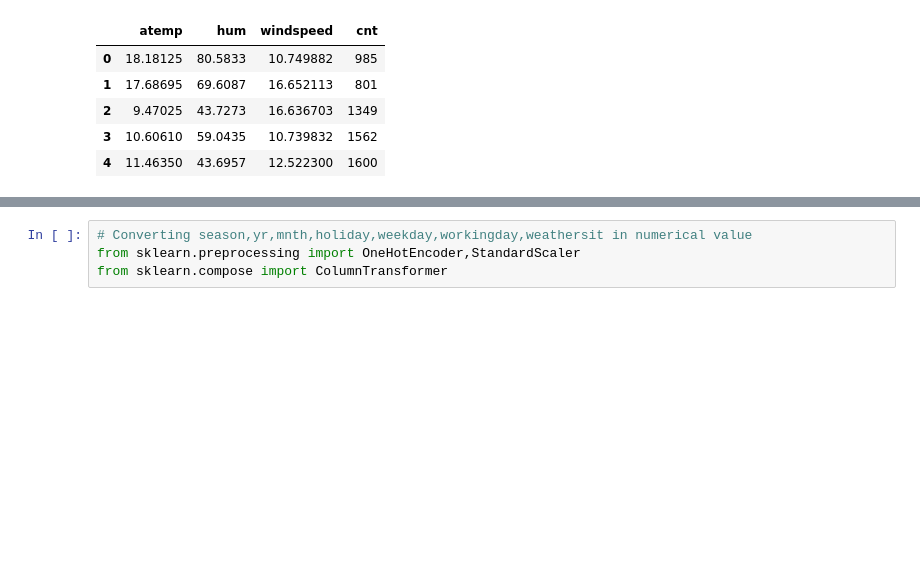
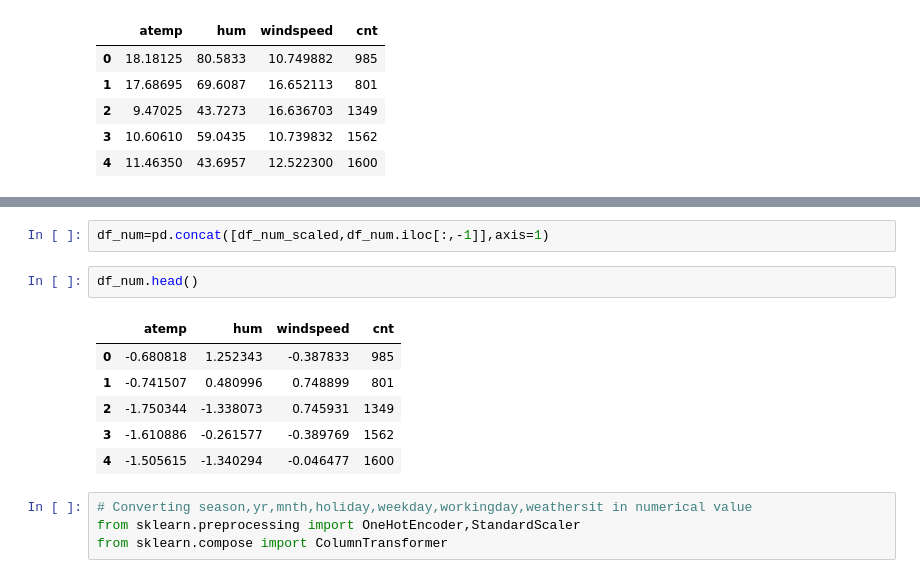
Before and after one commit to 4chaksu/Bike-Demand-Prediction, a Jupyter notebook: Multiple_Linear_Regression.ipynb, the cells around one changed output, grey strips where cells are left out. Saved outputs shown, nothing was run; the diff lists cells and outputs as text; blank space fills up the shorter version.

```diff
--- a/Multiple_Linear_Regression.ipynb
+++ b/Multiple_Linear_Regression.ipynb
@@ -157,3 +165,14 @@ for feature in features:
+# %%
+df_num=pd.concat([df_num_scaled,df_num.iloc[:,-1]],axis=1)
+# %%
+df_num.head()
+# %% [output]
+|  | atemp | hum | windspeed | cnt |
+| 0 | -0.680818 | 1.252343 | -0.387833 | 985 |
+| 1 | -0.741507 | 0.480996 | 0.748899 | 801 |
+| 2 | -1.750344 | -1.338073 | 0.745931 | 1349 |
+| 3 | -1.610886 | -0.261577 | -0.389769 | 1562 |
+| 4 | -1.505615 | -1.340294 | -0.046477 | 1600 |
 # %%
 # Converting season,yr,mnth,holiday,weekday,workingday,weathersit in numerical value
 from sklearn.preprocessing import OneHotEncoder,StandardScaler
```
Also changed, not shown: parts of 9 cells of this notebook.
